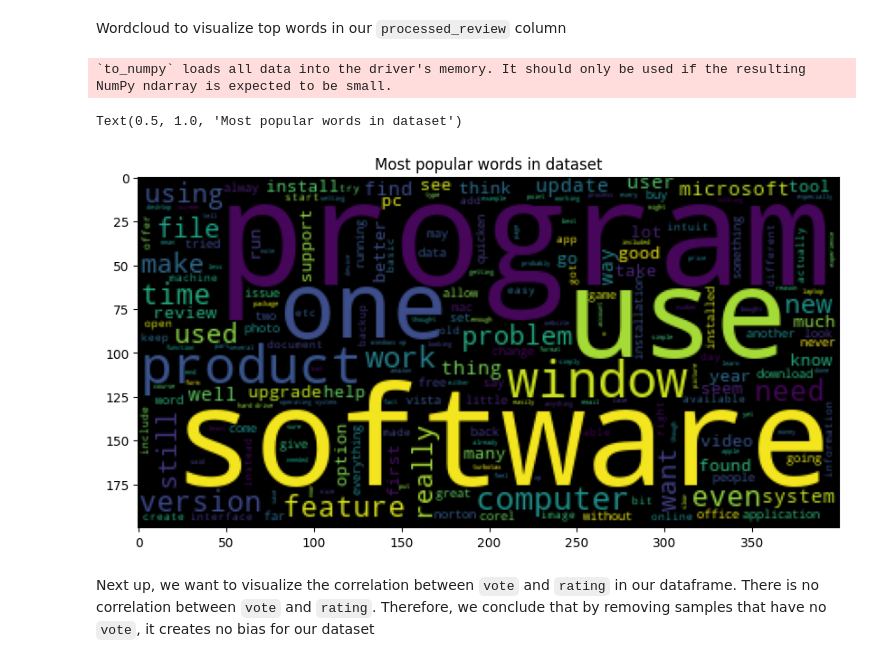
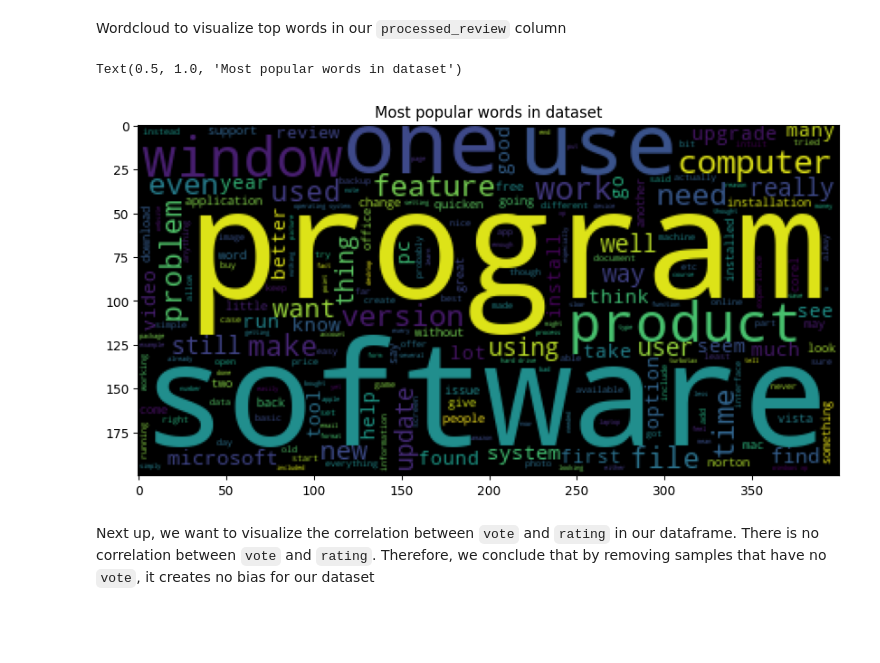
Before and after one commit to longtv2222/Amazon-Reviews-Classifier, a Jupyter notebook: notebook.ipynb, the cells around one changed output. Cells and saved outputs as stored; diff of their text form; code cells hidden in the pictures; blank space fills up the shorter version.

Commit message:
Use pandas for visualization only

```diff
--- a/notebook.ipynb
+++ b/notebook.ipynb
@@ -64,0 +49,16 @@ dtypes: bool(1), float32(1), float64(1), int64(1), object(8)
+# %%
+from pyspark.sql.functions import lower, col, udf
+from pyspark.sql.types import StringType, IntegerType
+
+df = dataframe.dropna(how="any", subset=["vote", "overall", "reviewText"])
+# Some vote has , in number, we just need to remove it
+
+
+def convert_to_int(text: str) -> int:
+    return int(text.replace(",", ""))
+
+
+process_vote = udf(lambda q: convert_to_int(q), IntegerType())
+
+df = df.withColumn("vote", process_vote(col("vote")))
+print(df.printSchema())
@@ -73,6 +91,7 @@ import nltk
 import string
 import contractions
 nltk.download('stopwords')
+
 
 def remove_special_symbol(text: str) -> str:
     translator = str.maketrans('', '', string.punctuation)
@@ -98,8 +117,13 @@ def stemming(text: str) -> str:
     stemmer = nltk.stem.SnowballStemmer("english")
     return stemmer.stem(text)
 
-df["processed_review"] = df["reviewText"].apply(lower_text).apply(expand_contraction).apply(
-    remove_stop_words).apply(remove_special_symbol).apply(stemming)
+
+process_review = udf(lambda q: stemming(remove_special_symbol(
+    remove_stop_words(expand_contraction(lower_text(q))))), StringType())
+
+df = df.withColumn("processed_review", process_review(col("reviewText")))
+
+df.show()
 # %% [output]
 [nltk_data] Downloading package stopwords to C:\Users\Long Viet
 [nltk_data]     Ta\AppData\Roaming\nltk_data...
@@ -114,4 +155,7 @@ def sentiment_from_overall(number):
         return 0
     return 1
 
-df["sentiment"] = df["overall"].apply(sentiment_from_overall)
+
+add_sentiment = udf(lambda q: sentiment_from_overall(q), IntegerType())
+df = df.withColumn("sentiment", add_sentiment(col("overall")))
+df.show()
@@ -120,2 +184,4 @@ df["sentiment"] = df["overall"].apply(sentiment_from_overall)
+# %%
+panda_df = df.toPandas()
 # %% [markdown]
 Exploratory data analysis on overall rating column
@@ -201,14 +258,13 @@ Wordcloud to visualize top words in our `processed_review` column
 # %%
 from wordcloud import WordCloud
 
-wordcloud = WordCloud().generate(' '.join(df['processed_review'].to_numpy()))
+wordcloud = WordCloud().generate(' '.join(panda_df['processed_review']))
 fig, ax = plt.subplots(figsize=(10, 10))
 ax.imshow(wordcloud)
 ax.set_title("Most popular words in dataset")
 # %% [output]
-`to_numpy` loads all data into the driver's memory. It should only be used if the resulting NumPy ndarray is expected to be small.
+Text(0.5, 1.0, 'Most popular words in dataset')
-Text(0.5, 1.0, 'Most popular words in dataset')
-[figure, old version]
+[figure, new version]
 # %% [markdown]
 Next up, we want to visualize the correlation between `vote` and `rating` in our dataframe. There is no correlation between `vote` and `rating`. Therefore,
 we conclude that by removing samples that have no `vote`, it creates no bias for our dataset
```
Also changed, not shown: parts of 16 cells of this notebook.
